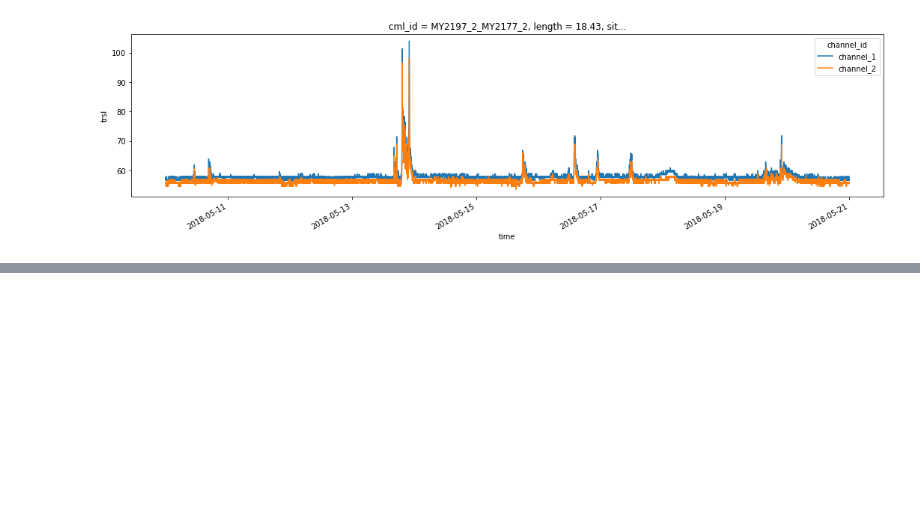
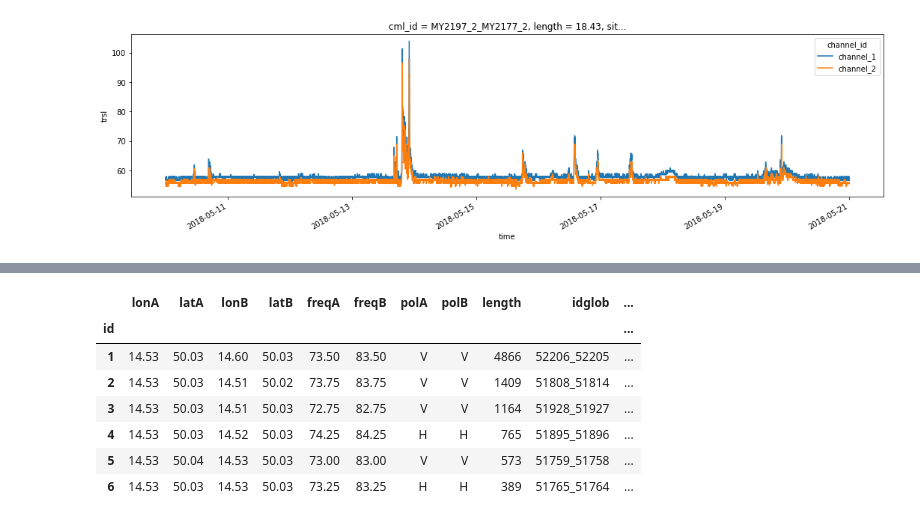
Before and after one commit to OpenSenseAction/OPENSENSE_sandbox, a Jupyter notebook: Explore existing datasets.ipynb, the cells around one changed output, grey strips where cells are left out. Drawn from its saved outputs; the diff is of its cells as text; code cells hidden in the pictures; blank space fills up the shorter version.

```diff
--- a/Explore existing datasets.ipynb
+++ b/Explore existing datasets.ipynb
@@ -79,0 +155,16 @@ ds.isel(cml_id=42).trsl.plot.line(x='time', figsize=(18,4));
+# %%
+df_metadata = pd.read_csv(
+    'fencl_2020_Eband_CML/raw/commercial_microwave_links_total_loss/metadata_table_commercial_microwave_links.csv',
+    index_col=0,
+    sep=';',
+)
+df_metadata
+# %% [output]
+|  | lonA | latA | lonB | latB | freqA | freqB | polA | polB | length | idglob | ... |
+| id |  |  |  |  |  |  |  |  |  |  | ... |
+| 1 | 14.53 | 50.03 | 14.60 | 50.03 | 73.50 | 83.50 | V | V | 4866 | 52206_52205 | ... |
+| 2 | 14.53 | 50.03 | 14.51 | 50.02 | 73.75 | 83.75 | V | V | 1409 | 51808_51814 | ... |
+| 3 | 14.53 | 50.03 | 14.51 | 50.03 | 72.75 | 82.75 | V | V | 1164 | 51928_51927 | ... |
+| 4 | 14.53 | 50.03 | 14.52 | 50.03 | 74.25 | 84.25 | H | H | 765 | 51895_51896 | ... |
+| 5 | 14.53 | 50.04 | 14.53 | 50.03 | 73.00 | 83.00 | V | V | 573 | 51759_51758 | ... |
+| 6 | 14.53 | 50.03 | 14.53 | 50.03 | 73.25 | 83.25 | H | H | 389 | 51765_51764 | ... |
```
Also changed, not shown: parts of 14 cells of this notebook.
